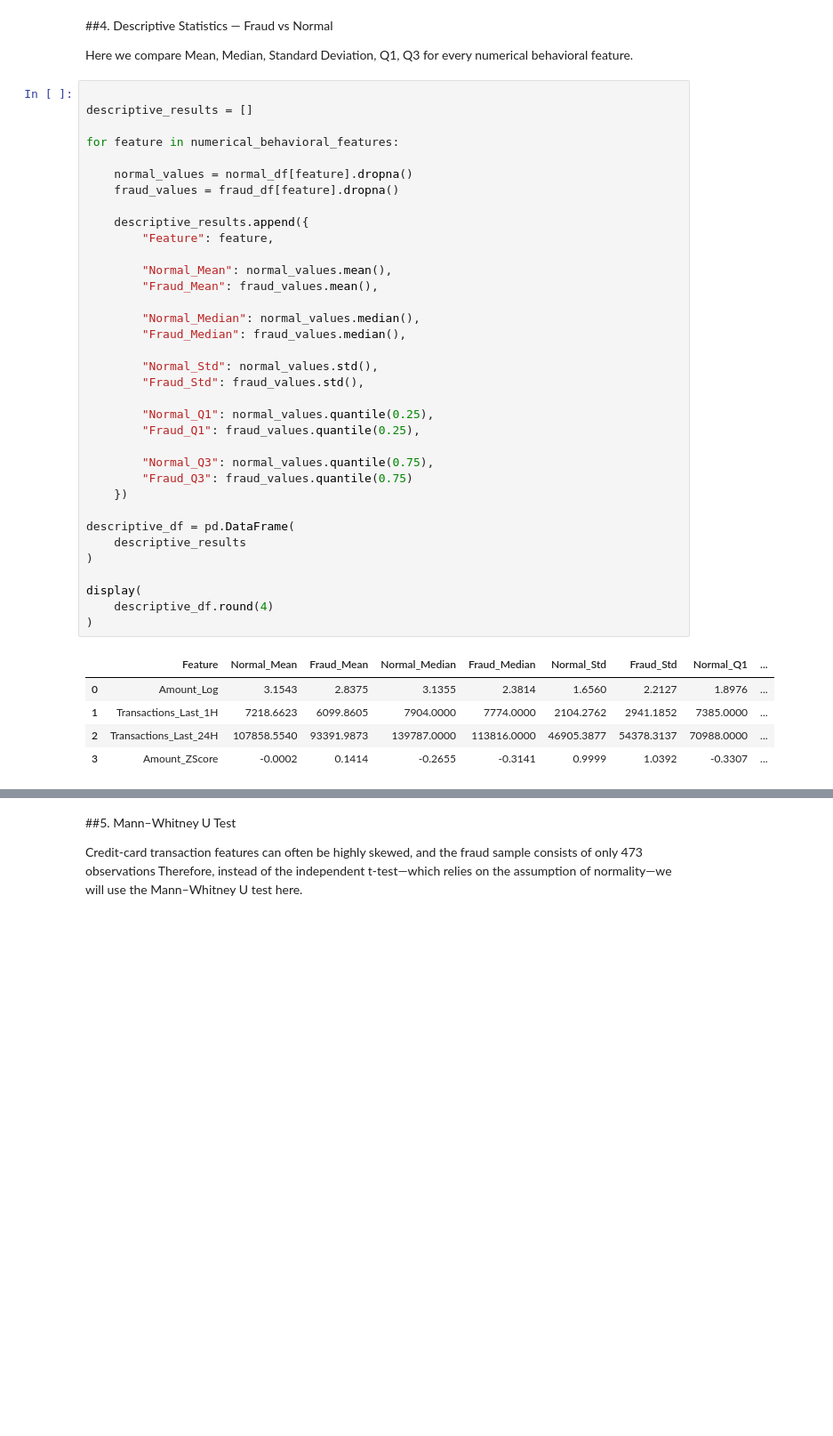
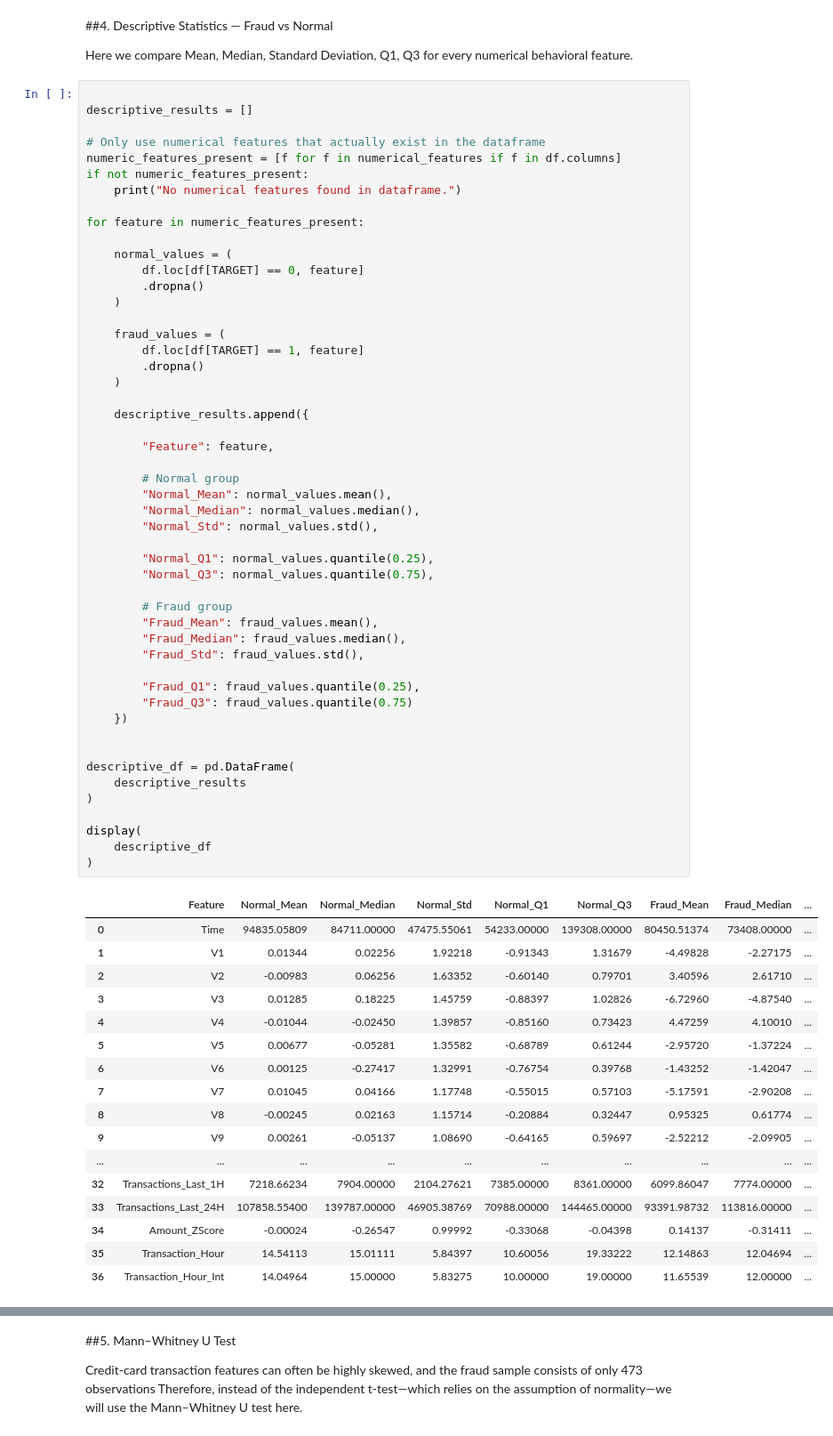
Before and after one commit to to-bits/BehaviorGuard-Customer-Behavioral-Profiling-for-Credit-Card-Fraud-Detection, a Jupyter notebook: BehaviorGuard — Customer Behavioral Profiling for Credit Card Fraud Detection/notebooks/03_statistical_analysis.ipynb, the cells around one changed output, grey strips where cells are left out. Shown at 89% size. Saved outputs shown, nothing was run; the diff lists cells and outputs as text; blank space fills up the shorter version.

```diff
--- a/BehaviorGuard — Customer Behavioral Profiling for Credit Card Fraud Detection/notebooks/03_statistical_analysis.ipynb
+++ b/BehaviorGuard — Customer Behavioral Profiling for Credit Card Fraud Detection/notebooks/03_statistical_analysis.ipynb
@@ -157,41 +311,68 @@ Here we compare Mean, Median, Standard Deviation, Q1, Q3 for every numerical beh
 # %%
 
 descriptive_results = []
 
-for feature in numerical_behavioral_features:
+# Only use numerical features that actually exist in the dataframe
+numeric_features_present = [f for f in numerical_features if f in df.columns]
+if not numeric_features_present:
+    print("No numerical features found in dataframe.")
 
-    normal_values = normal_df[feature].dropna()
-    fraud_values = fraud_df[feature].dropna()
+for feature in numeric_features_present:
+
+    normal_values = (
+        df.loc[df[TARGET] == 0, feature]
+        .dropna()
+    )
+
+    fraud_values = (
+        df.loc[df[TARGET] == 1, feature]
+        .dropna()
+    )
 
     descriptive_results.append({
+
         "Feature": feature,
 
+        # Normal group
         "Normal_Mean": normal_values.mean(),
+        "Normal_Median": normal_values.median(),
+        "Normal_Std": normal_values.std(),
+
+        "Normal_Q1": normal_values.quantile(0.25),
+        "Normal_Q3": normal_values.quantile(0.75),
+
+        # Fraud group
         "Fraud_Mean": fraud_values.mean(),
-
-        "Normal_Median": normal_values.median(),
         "Fraud_Median": fraud_values.median(),
-
-        "Normal_Std": normal_values.std(),
         "Fraud_Std": fraud_values.std(),
 
-        "Normal_Q1": normal_values.quantile(0.25),
         "Fraud_Q1": fraud_values.quantile(0.25),
-
-        "Normal_Q3": normal_values.quantile(0.75),
         "Fraud_Q3": fraud_values.quantile(0.75)
     })
+
 
 descriptive_df = pd.DataFrame(
     descriptive_results
 )
 
 display(
-    descriptive_df.round(4)
+    descriptive_df
 )
 # %% [output]
-|  | Feature | Normal_Mean | Fraud_Mean | Normal_Median | Fraud_Median | Normal_Std | Fraud_Std | Normal_Q1 | ... |
-| 0 | Amount_Log | 3.1543 | 2.8375 | 3.1355 | 2.3814 | 1.6560 | 2.2127 | 1.8976 | ... |
-| 1 | Transactions_Last_1H | 7218.6623 | 6099.8605 | 7904.0000 | 7774.0000 | 2104.2762 | 2941.1852 | 7385.0000 | ... |
-| 2 | Transactions_Last_24H | 107858.5540 | 93391.9873 | 139787.0000 | 113816.0000 | 46905.3877 | 54378.3137 | 70988.0000 | ... |
-| 3 | Amount_ZScore | -0.0002 | 0.1414 | -0.2655 | -0.3141 | 0.9999 | 1.0392 | -0.3307 | ... |
+|  | Feature | Normal_Mean | Normal_Median | Normal_Std | Normal_Q1 | Normal_Q3 | Fraud_Mean | Fraud_Median | ... |
+| 0 | Time | 94835.05809 | 84711.00000 | 47475.55061 | 54233.00000 | 139308.00000 | 80450.51374 | 73408.00000 | ... |
+| 1 | V1 | 0.01344 | 0.02256 | 1.92218 | -0.91343 | 1.31679 | -4.49828 | -2.27175 | ... |
+| 2 | V2 | -0.00983 | 0.06256 | 1.63352 | -0.60140 | 0.79701 | 3.40596 | 2.61710 | ... |
+| 3 | V3 | 0.01285 | 0.18225 | 1.45759 | -0.88397 | 1.02826 | -6.72960 | -4.87540 | ... |
+| 4 | V4 | -0.01044 | -0.02450 | 1.39857 | -0.85160 | 0.73423 | 4.47259 | 4.10010 | ... |
+| 5 | V5 | 0.00677 | -0.05281 | 1.35582 | -0.68789 | 0.61244 | -2.95720 | -1.37224 | ... |
+| 6 | V6 | 0.00125 | -0.27417 | 1.32991 | -0.76754 | 0.39768 | -1.43252 | -1.42047 | ... |
+| 7 | V7 | 0.01045 | 0.04166 | 1.17748 | -0.55015 | 0.57103 | -5.17591 | -2.90208 | ... |
+| 8 | V8 | -0.00245 | 0.02163 | 1.15714 | -0.20884 | 0.32447 | 0.95325 | 0.61774 | ... |
+| 9 | V9 | 0.00261 | -0.05137 | 1.08690 | -0.64165 | 0.59697 | -2.52212 | -2.09905 | ... |
+| ... | ... | ... | ... | ... | ... | ... | ... | ... | ... |
+| 32 | Transactions_Last_1H | 7218.66234 | 7904.00000 | 2104.27621 | 7385.00000 | 8361.00000 | 6099.86047 | 7774.00000 | ... |
+| 33 | Transactions_Last_24H | 107858.55400 | 139787.00000 | 46905.38769 | 70988.00000 | 144465.00000 | 93391.98732 | 113816.00000 | ... |
+| 34 | Amount_ZScore | -0.00024 | -0.26547 | 0.99992 | -0.33068 | -0.04398 | 0.14137 | -0.31411 | ... |
+| 35 | Transaction_Hour | 14.54113 | 15.01111 | 5.84397 | 10.60056 | 19.33222 | 12.14863 | 12.04694 | ... |
+| 36 | Transaction_Hour_Int | 14.04964 | 15.00000 | 5.83275 | 10.00000 | 19.00000 | 11.65539 | 12.00000 | ... |
```
Also changed, not shown: parts of 26 cells of this notebook, 1 other file.
